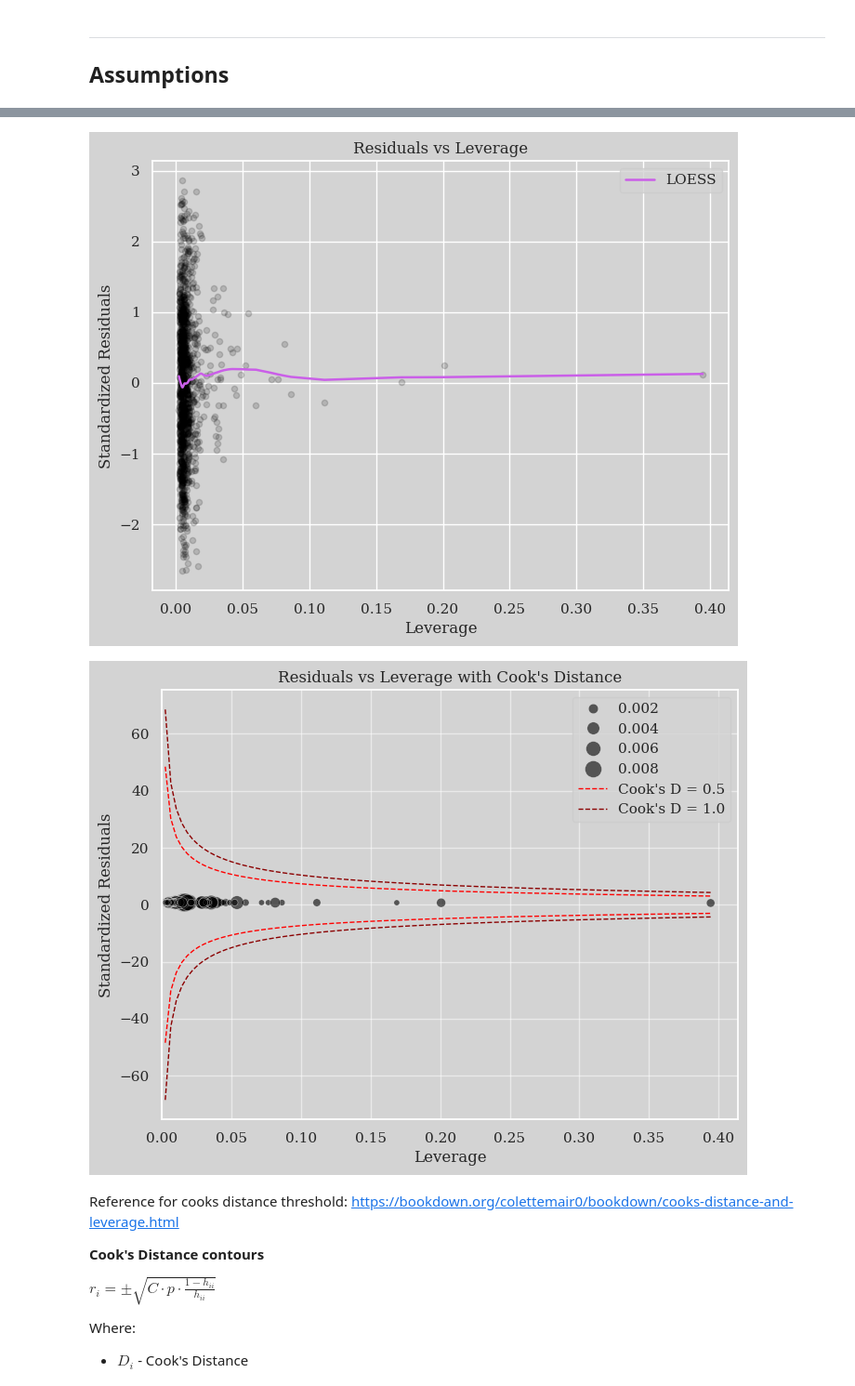
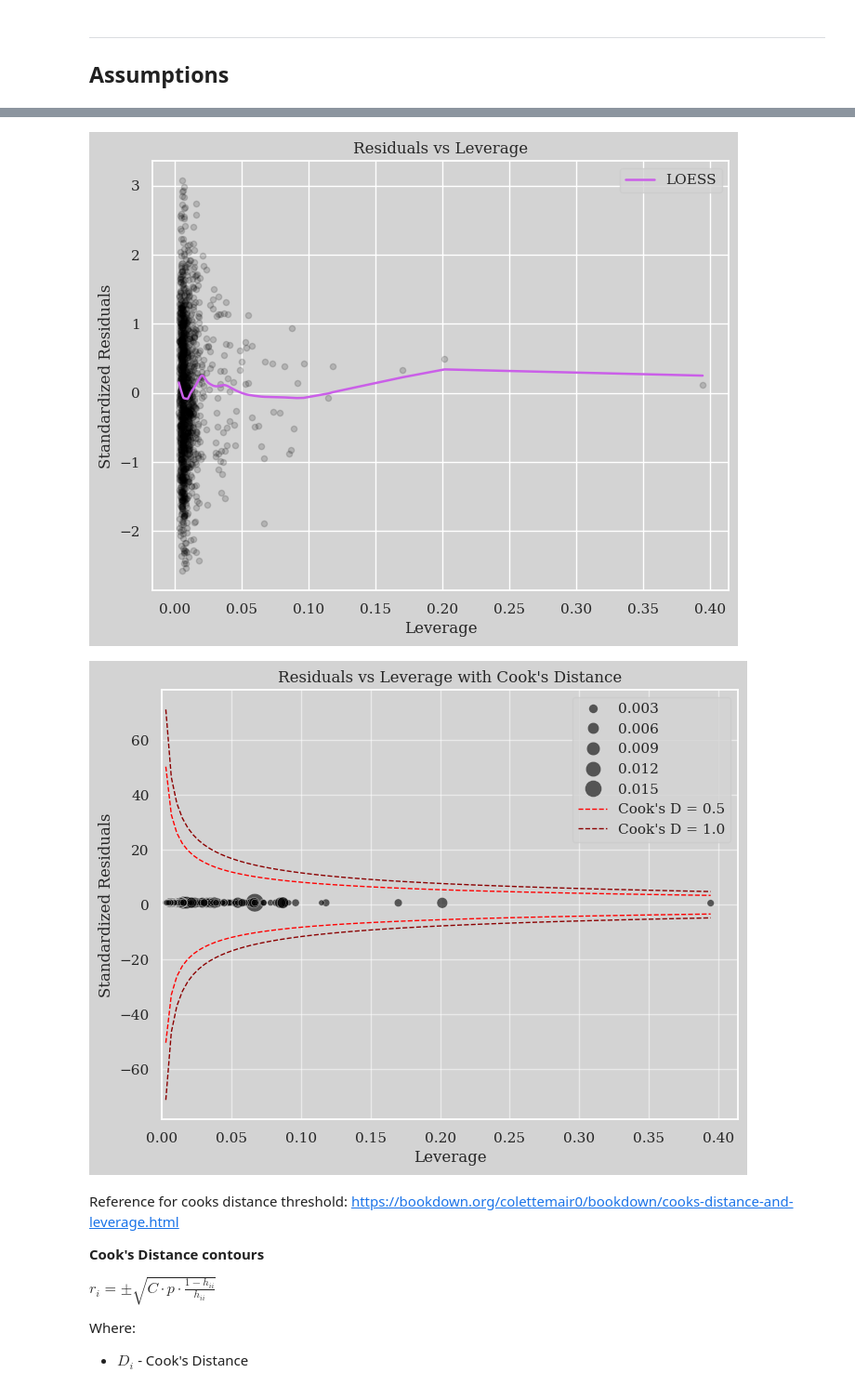
Before and after one commit to RomandRapido/LinMod, a Jupyter notebook: FinalProj/eda.ipynb, the cells around one changed output, grey strips where cells are left out. Shown at 93% size. Drawn from its saved outputs; the diff is of its cells as text; code cells hidden in the pictures.

```diff
--- a/FinalProj/eda.ipynb
+++ b/FinalProj/eda.ipynb
@@ -721,7 +729,7 @@ strong multicollinearity or other numerical problems.
 # %% [markdown]
 I think its not ideal to add sample_date_int because we wouldn't have any data for future. We can't generalize this predictor.
 # %%
-formula = "chl_yeo ~ dissolved_oxygen_yeo + water_temp_yeo + time_hour + np.power(time_hour, 2) + np.power(time_hour, 3) + np.power(time_hour, 4) + bs(ph, df=5)"
+formula = "chl_yeo ~ dissolved_oxygen_yeo +  water_temp + np.power(water_temp, 2) + np.power(water_temp, 3) + np.power(water_temp, 4) + time_hour + np.power(time_hour, 2) + np.power(time_hour, 3) + np.power(time_hour, 4) + bs(ph, df=5)"
 lmlm = ols(formula, data=df_filter)
 results = lmlm.fit()
 results.summary()
@@ -1131,12 +1113,8 @@ ax.set_xlabel('Leverage')
 plt.legend()
 plt.show()
 # %% [output]
-[figure, old version]
+[figure, new version]
 # %%
-import matplotlib.pyplot as plt
-import numpy as np
-import seaborn as sns
-
 influence = model.get_influence()
 
 standardized_resid = influence.resid_std
@@ -1162,42 +1140,41 @@ leverage_plot = np.linspace(leverage_values.min(), leverage_values.max(), 100)
 leverage_plot = leverage_plot[(leverage_plot > 0) & (leverage_plot < 1)]
 
 def cooks_threshold_y(cooks_d, leverage, num_params):
-    h_ii_safe = leverage + np.finfo(float).eps
+    h_ii_safe = leverage + np.finfo(float).eps # to avoid division by 0
+
     one_minus_h_ii_safe = (1 - leverage) + np.finfo(float).eps
 
     numerator = cooks_d * num_params * one_minus_h_ii_safe
     denominator = h_ii_safe
 
     y_squared = np.divide(numerator, denominator, out=np.full_like(numerator, np.nan), where=denominator!=0)
     y_squared[y_squared < 0] = 0
 
     return np.sqrt(y_squared)
 
 cooks_d_threshold1 = 0.5
 cooks_d_threshold2 = 1.0
 
 y_threshold1 = cooks_threshold_y(cooks_d_threshold1, leverage_plot, num_params)
 y_threshold2 = cooks_threshold_y(cooks_d_threshold2, leverage_plot, num_params)
 
 ax.plot(leverage_plot, y_threshold1, label=f"Cook's D = {cooks_d_threshold1}", color='red', linestyle='--', lw=1)
 ax.plot(leverage_plot, -y_threshold1, color='red', linestyle='--', lw=1)
 ax.plot(leverage_plot, y_threshold2, label=f"Cook's D = {cooks_d_threshold2}", color='darkred', linestyle='--', lw=1)
 ax.plot(leverage_plot, -y_threshold2, color='darkred', linestyle='--', lw=1)
 
 
 ax.set_title("Residuals vs Leverage with Cook's Distance")
 ax.set_ylabel('Standardized Residuals')
 ax.set_xlabel('Leverage')
-ax.set_ylim(bottom=min(-3, ax.get_ylim()[0]), top=max(3, ax.get_ylim()[1]))
 ax.set_xlim(left=0)
-
 
 ax.legend()
 
 plt.grid(True, linestyle='-', alpha=0.5)
 plt.show()
 # %% [output]
-[figure, old version]
+[figure, new version]
 # %% [markdown]
 Reference for cooks distance threshold: https://bookdown.org/colettemair0/bookdown/cooks-distance-and-leverage.html
 
```
Also changed, not shown: parts of 21 cells of this notebook.
